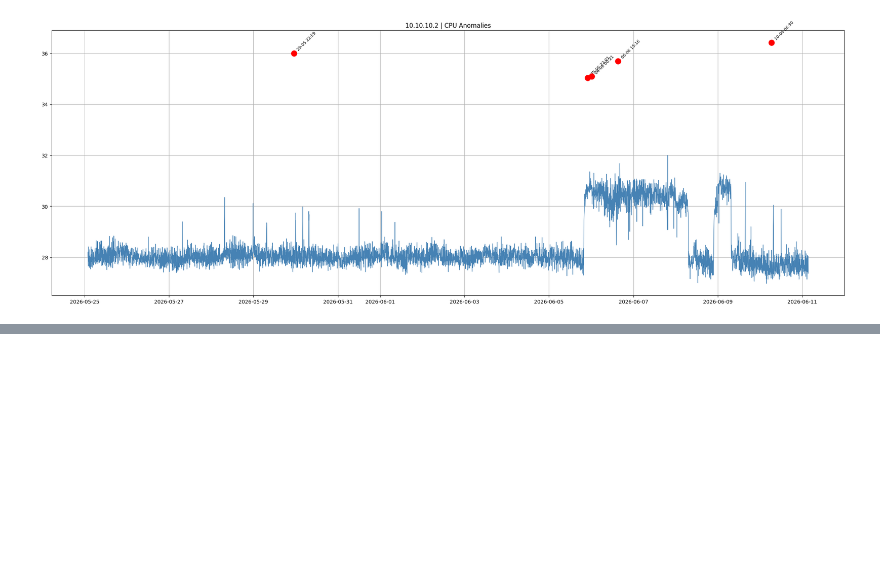
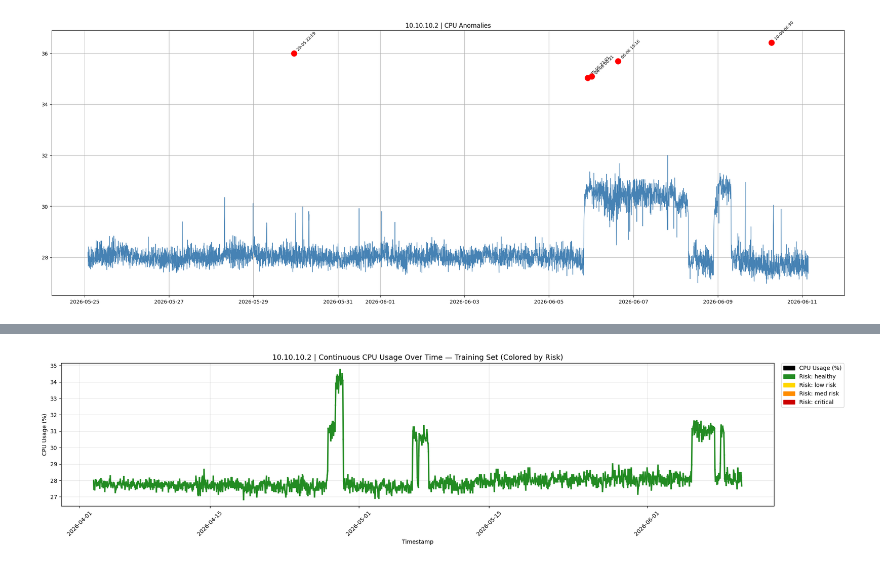
Before and after one commit to AvilashaGoswami1103/AI-Predictive-Maintenance, a Jupyter notebook: CPU/notebooks/06_anomaly_detection_original.ipynb, the cells around one changed output, grey strips where cells are left out. Cells and saved outputs as stored; diff of their text form; code cells hidden in the pictures; blank space fills up the shorter version.

```diff
--- a/CPU/notebooks/06_anomaly_detection_original.ipynb
+++ b/CPU/notebooks/06_anomaly_detection_original.ipynb
@@ -544,0 +385,49 @@ display(anomaly_table)
+# %%
+# =====================================
+# RISK ANALYSIS — Clean Single Line, Training Set (cpu_baseline.csv)
+# =====================================
+
+# Load the raw baseline data
+train_df = pd.read_csv(
+    r"C:\Users\Avilasha\Desktop\CPU_Predictive_Maintenance\CPU\data\Processed\cpu_baseline.csv"
+)
+train_df['ts'] = pd.to_datetime(train_df['ts'], format='mixed', utc=True)
+train_df = train_df[train_df['host_id'] == SERVER_ID].sort_values('ts')
+
+# Resample to hourly
+train_plot = (
+    train_df.set_index('ts')['cpu_usage_pct']
+    .resample('1h').mean()
+    .dropna()
+    .reset_index()
+)
+train_plot.columns = ['ts', 'cpu_usage_pct']
+train_plot['risk'] = train_plot['cpu_usage_pct'].apply(get_cpu_risk)
+
+fig, ax = plt.subplots(figsize=(20, 5))
+
+ax.plot(train_plot['ts'], train_plot['cpu_usage_pct'],
+        color='black', linewidth=1.2, zorder=1)
+
+for i in range(len(train_plot) - 1):
+    risk = train_plot['risk'].iloc[i]
+    ax.plot(
+        train_plot['ts'].iloc[i:i+2],
+        train_plot['cpu_usage_pct'].iloc[i:i+2],
+        color=RISK_COLORS[risk], linewidth=2.5, zorder=2
+    )
+
+patches = [mpatches.Patch(color='black', label='CPU Usage (%)')]
+for label, color in RISK_COLORS.items():
+    patches.append(mpatches.Patch(color=color, label=f'Risk: {label}'))
+
+ax.legend(handles=patches, loc='upper left', bbox_to_anchor=(1.01, 1), borderaxespad=0)
+ax.set_title(f'{SERVER_NAME} | Continuous CPU Usage Over Time — Training Set (Colored by Risk)', fontsize=13)
+ax.set_xlabel('Timestamp')
+ax.set_ylabel('CPU Usage (%)')
+ax.tick_params(axis='x', rotation=45)
+ax.grid(True, alpha=0.3)
+plt.tight_layout()
+plt.show()
+# %% [output]
+[figure, added]
```
Also changed, not shown: parts of 9 cells of this notebook, 6 other files.
